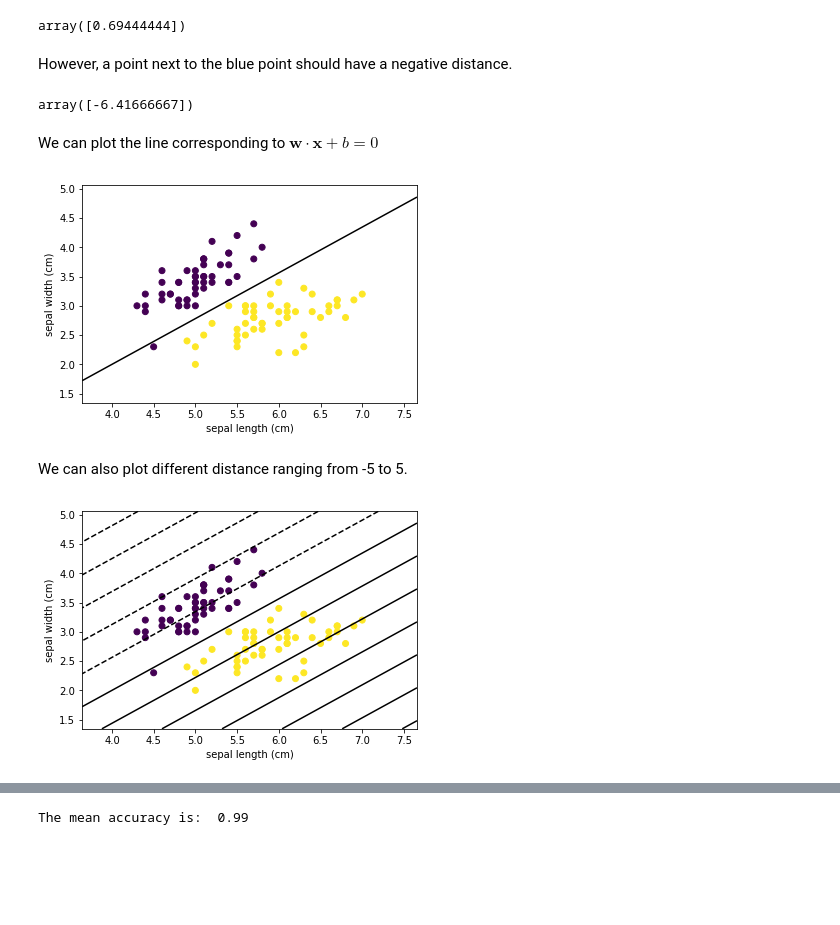
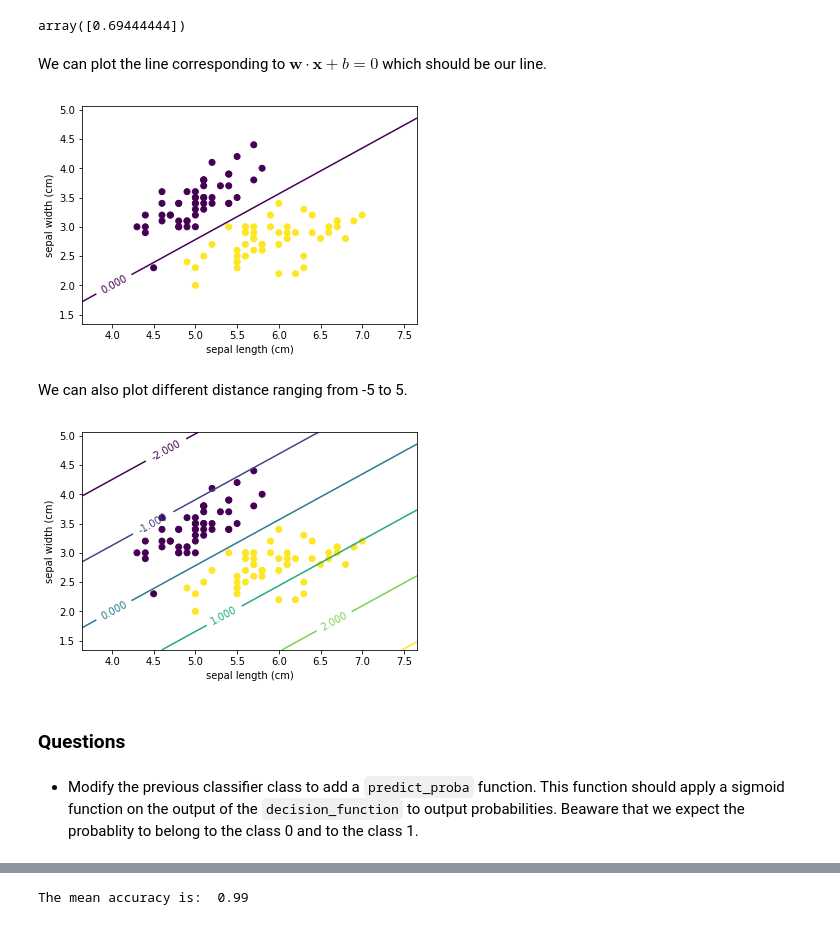
Before and after one commit to glemaitre/IBIOM-M2-deep-learning, a Jupyter notebook: 01_linear_classifier.ipynb, the cells around one changed output, grey strips where cells are left out. Saved outputs shown, nothing was run; the diff lists cells and outputs as text; code cells hidden in the pictures; blank space fills up the shorter version.

```diff
--- a/01_linear_classifier.ipynb
+++ b/01_linear_classifier.ipynb
@@ -125,6 +24,6 @@ mask_class_0_1 = np.bitwise_or(iris.target == 0, iris.target == 1)
 # %%
 X = X[mask_class_0_1]
-y = iris.target[mask_class_0_1]
+y = y[mask_class_0_1]
 # %% [markdown]
 We can make a scatter of those data.
 # %%
@@ -171,0 +81,3 @@ array([[ 0.69444444],
+# %%
+def decision_function(X, coefs, intercept):
+    return np.dot(X, coefs) + intercept
@@ -173,38 +92,14 @@ array([[ 0.69444444],
 Therefore, knowing these coefficient we can actually create a linear classifier which can automatically tell us on which side of the line we are.
 # %%
 class ManualLinearClassifier:
-    """A linear classifier which we define by passing a pair of points.
-
-    Parameters
-    ----------
-    decision_points : ndarray, shape (2, 2)
-        The pair of points defining the decision function.
-
-    Attributes
-    ----------
-    coefs_ : ndarray, shape (n_features, 1)
-        The weights defining the decision function.
-    intercept_ : ndarray, shape (1,)
-        The intercept of the decision function.
-    """
     def __init__(self, decision_points):
         self.decision_points = decision_points
 
     def fit(self, X, y):
-        """Train our classifier.
-
-        In this classifier, we will not use the data to find the
-        coefficients. Instead, we will use the pair of points
-        initially given by the user.
-        """
         dummy_feature = np.ones(shape=(self.decision_points.shape[0], 1))
         self.intercept_ = -1
         self.coefs_ = np.linalg.solve(self.decision_points, dummy_feature)
 
     def decision_function(self, X):
-        """The decision function.
-
-        This will tell us the distance and side to the line.
-        """
         return (np.dot(X, self.coefs_) + self.intercept_).ravel()
 # %% [markdown]
@@ -224,14 +111,8 @@ Giving a point (5.0, 2.0) should be part of the yellow point.
 clf.decision_function(np.array([[5.0, 2.0]]))
 # %% [output]
 array([0.69444444])
-# %% [markdown]
-However, a point next to the blue point should have a negative distance.
-# %%
-clf.decision_function(np.array([[5.0, 10.0]]))
-# %% [output]
-array([-6.41666667])
 # %% [markdown]
-We can plot the line corresponding to $\mathbf{w} \cdot \mathbf{x} + b = 0$
+We can plot the line corresponding to $\mathbf{w} \cdot \mathbf{x} + b = 0$ which should be our line.
 # %%
 def plot_2d_separator(classifier, X, ax=None, levels=None, eps=None):
     eps = X.std() / 2. if eps is None else eps
@@ -246,21 +127,25 @@ def plot_2d_separator(classifier, X, ax=None, levels=None, eps=None):
     X1, X2 = np.meshgrid(xx, yy)
     X_grid = np.c_[X1.ravel(), X2.ravel()]
     decision_values = classifier.decision_function(X_grid)
-    ax.contour(X1, X2, decision_values.reshape(X1.shape), levels=levels,
-               colors="black")
+    CS = ax.contour(X1, X2, decision_values.reshape(X1.shape), levels=levels)
+    ax.clabel(CS, inline=1, fontsize=10)
 # %%
-plt.scatter(X.iloc[:, 0], X.iloc[:, 1], c=y)
-plt.xlabel(X.columns[0])
-plt.ylabel(X.columns[1]);
-plot_2d_separator(clf, X.values, levels=[0])
+plt.scatter(X[:, 0], X[:, 1], c=y)
+plt.xlabel(iris.feature_names[0])
+plt.ylabel(iris.feature_names[1]);
+plot_2d_separator(clf, X, levels=[0])
 # %% [output]
-[figure, old version]
+[figure, new version]
 # %% [markdown]
 We can also plot different distance ranging from -5 to 5.
 # %%
-plt.scatter(X.iloc[:, 0], X.iloc[:, 1], c=y)
-plt.xlabel(X.columns[0])
-plt.ylabel(X.columns[1])
-plot_2d_separator(clf, X.values, levels=np.arange(-5, 5, 0.5))
+plt.scatter(X[:, 0], X[:, 1], c=y)
+plt.xlabel(iris.feature_names[0])
+plt.ylabel(iris.feature_names[1]);
+plot_2d_separator(clf, X, levels=np.arange(-5, 5, 1))
 # %% [output]
-[figure, old version]
+[figure, new version]
+# %% [markdown]
+### Questions
+# %% [markdown]
+* Modify the previous classifier class to add a `predict_proba` function. This function should apply a sigmoid function on the output of the `decision_function` to output probabilities. Beaware that we expect the probablity to belong to the class 0 and to the class 1.
```
Also changed, not shown: parts of 65 cells of this notebook, 2 other files.
